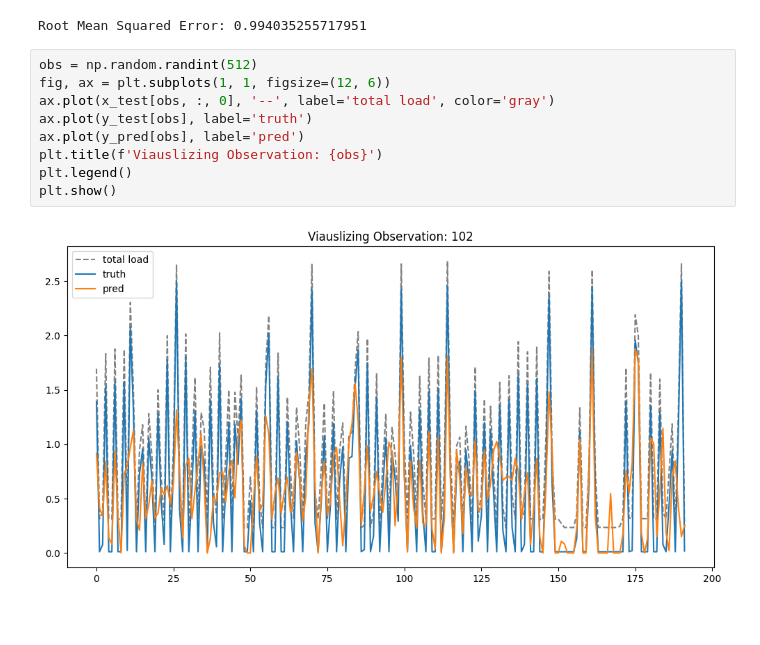
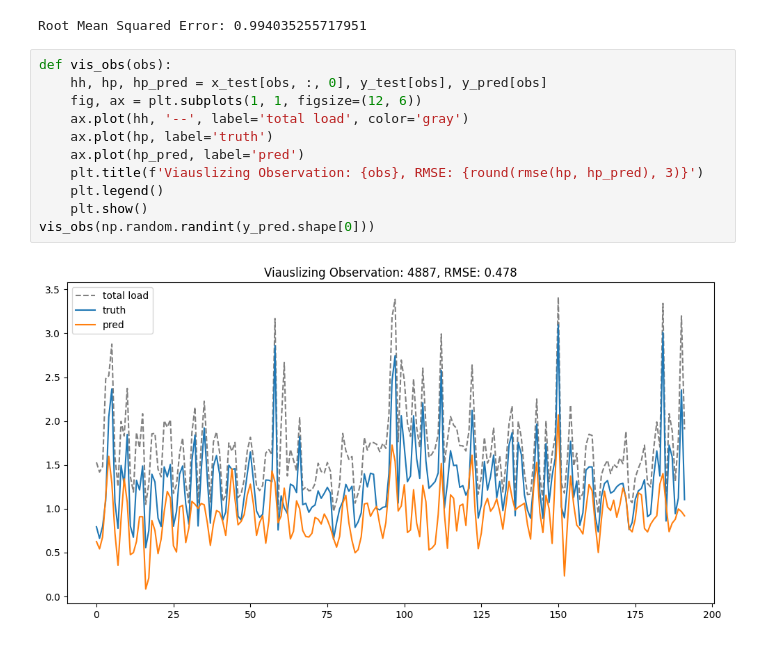
Before and after one commit to oliviergisiger/hp-detection-disaggregation-in-smd, a Jupyter notebook: app/schlemminger_data.ipynb, the cells around one changed output. Saved outputs shown, nothing was run; the diff lists cells and outputs as text.

```diff
--- a/app/schlemminger_data.ipynb
+++ b/app/schlemminger_data.ipynb
@@ -29,13 +29,15 @@ print(f'Root Mean Squared Error: {error}')
 # %% [output]
 Root Mean Squared Error: 0.994035255717951
 # %%
-obs = np.random.randint(512)
-fig, ax = plt.subplots(1, 1, figsize=(12, 6))
-ax.plot(x_test[obs, :, 0], '--', label='total load', color='gray')
-ax.plot(y_test[obs], label='truth')
-ax.plot(y_pred[obs], label='pred')
-plt.title(f'Viauslizing Observation: {obs}')
-plt.legend()
-plt.show()
+def vis_obs(obs):
+    hh, hp, hp_pred = x_test[obs, :, 0], y_test[obs], y_pred[obs]
+    fig, ax = plt.subplots(1, 1, figsize=(12, 6))
+    ax.plot(hh, '--', label='total load', color='gray')
+    ax.plot(hp, label='truth')
+    ax.plot(hp_pred, label='pred')
+    plt.title(f'Viauslizing Observation: {obs}, RMSE: {round(rmse(hp, hp_pred), 3)}')
+    plt.legend()
+    plt.show()
+vis_obs(np.random.randint(y_pred.shape[0]))
 # %% [output]
-[figure, old version]
+[figure, new version]
```
